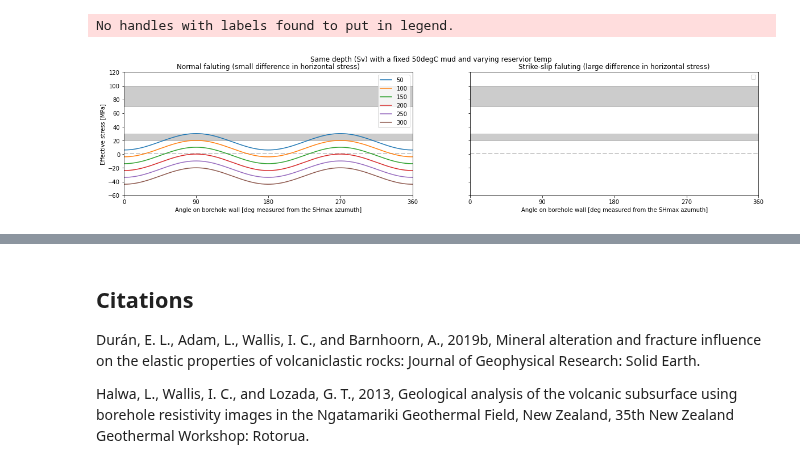
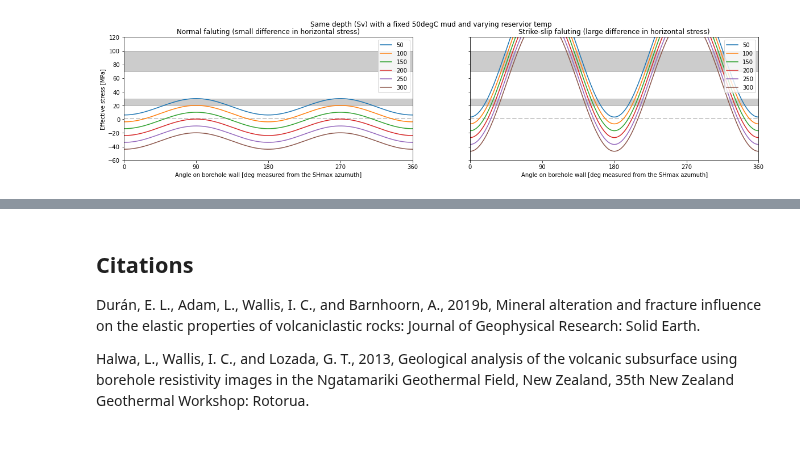
Before and after one commit to ICWallis/fractoolbox, a Jupyter notebook: published-case-study/1-openhole-logs.ipynb, the cells around one changed output, grey strips where cells are left out. Cells and saved outputs as stored; diff of their text form; code cells hidden in the pictures.

```diff
--- a/published-case-study/1-openhole-logs.ipynb
+++ b/published-case-study/1-openhole-logs.ipynb
@@ -146,12 +146,12 @@ f, (ax1,ax2) = plt.subplots(1, 2, figsize = (20, 4), sharey=True)
 for thermstress, rtemp in zip(thermal_stress_lst,rtemps):
     tt = fun.effhoopstress(SHmax_nf, Shmin_nf, Pp, Pmud, thermstress, R, r, theta)
     ax1.plot(theta*180/np.pi,tt,label=rtemp)
-'''
+
 # hoop stress - strike slip case
 for thermstress, rtemp in zip(thermal_stress_lst,rtemps):
     tt = fun.effhoopstress(SHmax_ss, Shmin_ss, Pp, Pmud, thermstress, R, r, theta)
     ax2.plot(theta*180/np.pi,tt,label=rtemp)
-'''
+
 # tensile rock strength
 for ax in [ax1,ax2]:
     ax.hlines(1, 0, 360,
@@ -161,35 +161,34 @@ for ax in [ax1,ax2]:
           alpha=0.2)
 
 # compressive rock strength
 UCS = [(20,30),(70,100)]
 for ax in [ax1,ax2]:
     for top, bottom in UCS:
         ax.axhspan(top, bottom, color='k', alpha=.2)
 '''
 From Wyering et al (2014)
 -   shallower samples with low-temperature alteration UCS = 27.7 ± 10.3 MPa
 -   deeper samples with high-temperature alteration 84.8 ± 30.6 MPa
 Range used here is 20-30 for shallow and 70-100 for deep
 '''
 
 for ax in [ax1,ax2]:
     ax.set_xlabel(r'Angle on borehole wall [deg measured from the SHmax azumuth]')
     ax.set_xlim(0,360)
     ax.set_xticks([0,90,180,270,360])
     ax.legend(loc='upper right')
 
 ax1.set_ylim(-60,120)
 ax1.set_ylabel('Effective stress [MPa]')
 
 ax1.set_title('Normal faluting (small difference in horizontal stress)' )
 ax2.set_title('Strike-slip faluting (large difference in horizontal stress)' )
 
 plt.suptitle('Same depth (Sv) with a fixed ' + str(Twell_degC) + 'degC mud and varying reservior temp')
 #plt.savefig('images/hoops-stress.png',dpi=400)
 plt.show()
 # %% [output]
-No handles with labels found to put in legend.
-[figure, old version]
+[figure, new version]
 # %% [markdown]
 ## Acquiring 150-175degC rated openhole logs in high-temperature (>240$^\circ$C) geothermal wells
 
```
Also changed, not shown: parts of 2 cells of this notebook, 3 other files.
